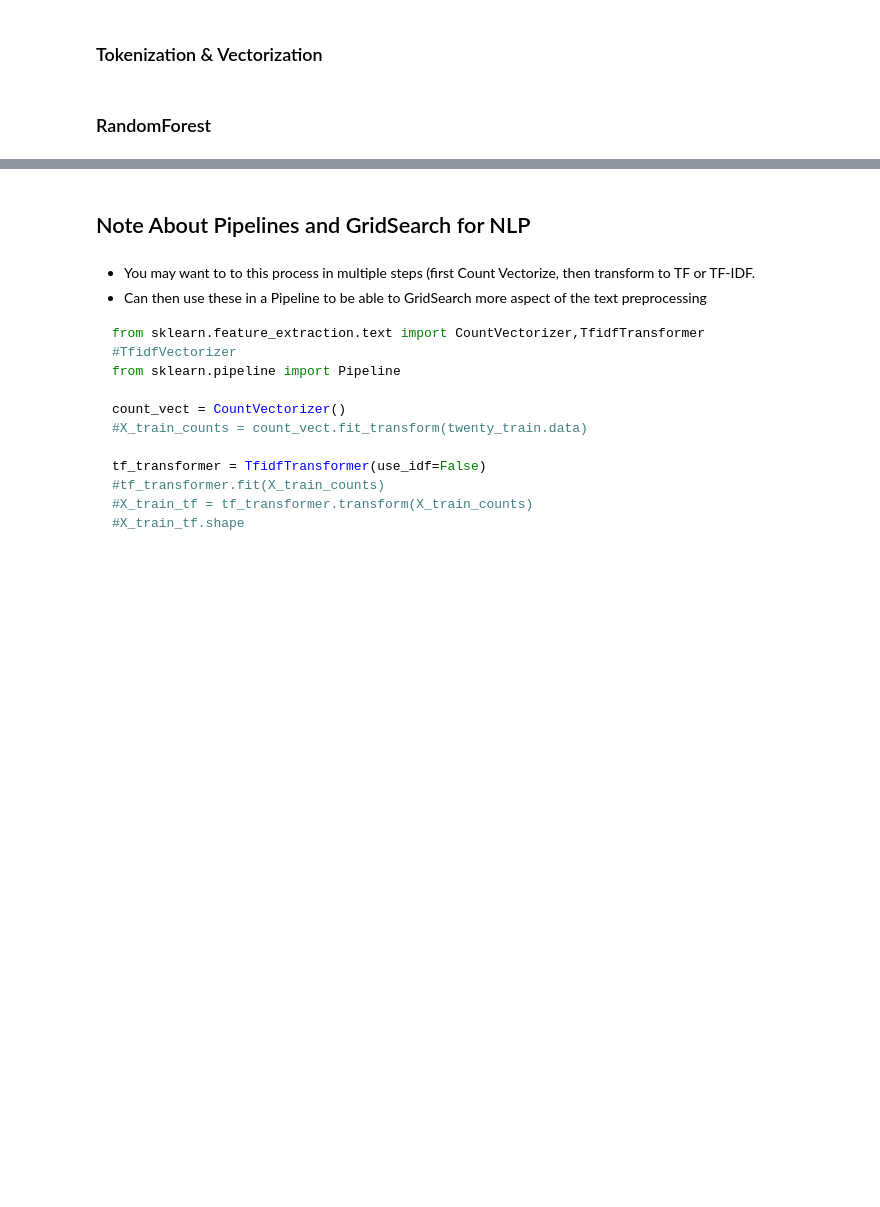
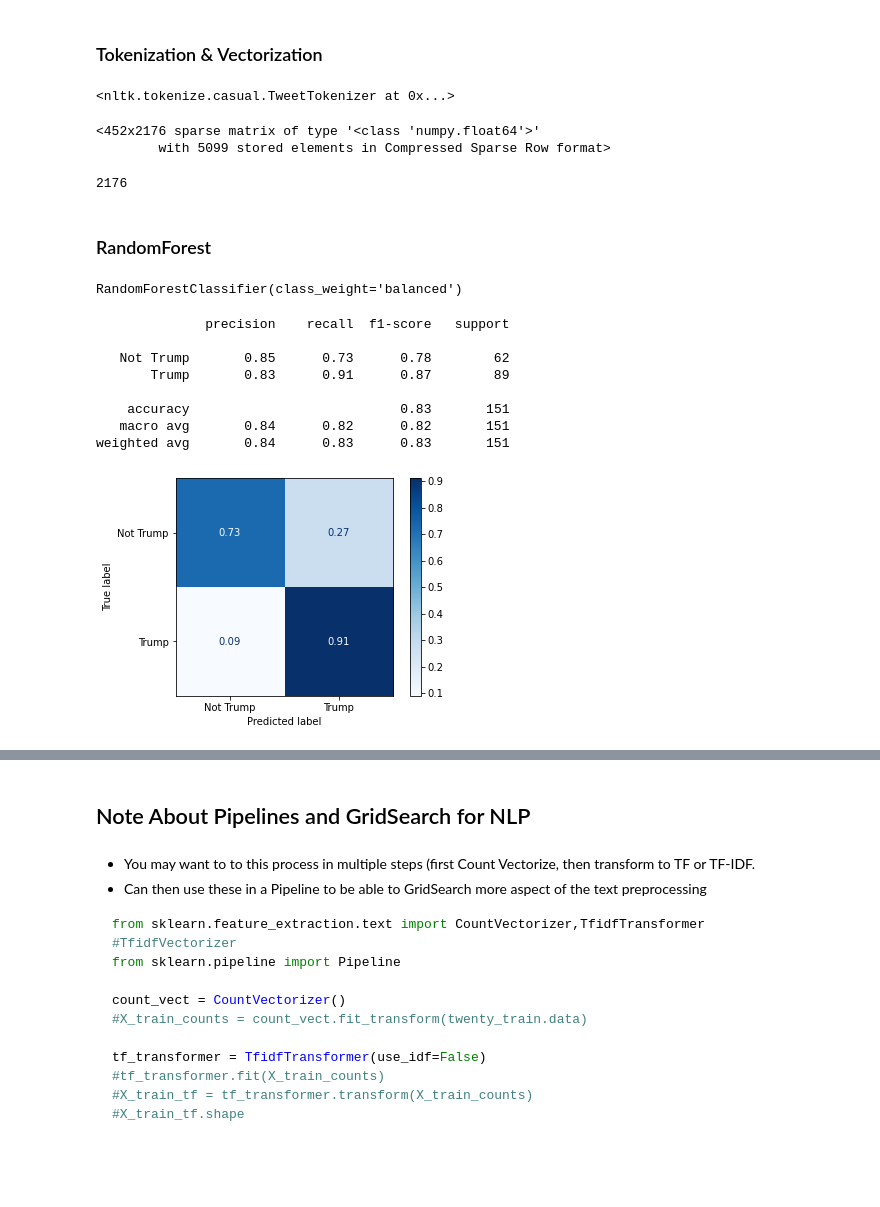
Before and after one commit to learn-co-curriculum/aug-ds-ft-2020-notebooks, a Jupyter notebook: topic39-nlp/sect_39_NLP_finding_trump_v2_SG.ipynb, the cells around one changed output, grey strips where cells are left out. Cells and saved outputs as stored; diff of their text form; code cells hidden in the pictures; blank space fills up the shorter version.

```diff
--- a/topic39-nlp/sect_39_NLP_finding_trump_v2_SG.ipynb
+++ b/topic39-nlp/sect_39_NLP_finding_trump_v2_SG.ipynb
@@ -430,23 +709,42 @@ from sklearn.model_selection import train_test_split
 ### Tokenization & Vectorization
 # %%
 import nltk
-## Make a TweekTokenizer from nltk.tokenize (preserve_case=False)
+## Make a TweetTokenizer from nltk.tokenize (preserve_case=False)
+tokenizer = nltk.TweetTokenizer(preserve_case=False)
+tokenizer
+# %% [output]
+<nltk.tokenize.casual.TweetTokenizer at 0x...>
 # %%
-from sklearn.feature_extraction.text import TfidfVectorizer,CountVectorizer
+from sklearn.feature_extraction.text import TfidfVectorizer,CountVectorizer, TfidfTransformer
 ## Make a TfIdf Vectorizer using tweet tokenizer's .tokenize method
-
+vectorizer = TfidfVectorizer(tokenizer=tokenizer.tokenize,
+                             stop_words=stopword_list,decode_error='ignore')
 
 # Vectorize data and make X_train_tfidf and X_test_tfidf
+X_train_tfidf = vectorizer.fit_transform(X_train)
+X_test_tfidf = vectorizer.transform(X_test)
+X_train_tfidf#.todense()
+# %% [output]
+<452x2176 sparse matrix of type '<class 'numpy.float64'>'
+        with 5099 stored elements in Compressed Sparse Row format>
 # %%
 ## check lenght ofn the vocabulary
+len(vectorizer.vocabulary_)
+# %% [output]
+2176
 # %% [markdown]
 ### RandomForest
 # %%
 from sklearn.ensemble import RandomForestClassifier
 
 ## Make and fit a random forest  (class_weight='balanced')
+rf = RandomForestClassifier(class_weight='balanced')
+rf.fit(X_train_tfidf,y_train)
+# %% [output]
+RandomForestClassifier(class_weight='balanced')
 # %%
 ## Get predictions for train and test
+y_hat_test = rf.predict(X_test_tfidf)
 # %%
 from sklearn import metrics
 import matplotlib.pyplot as plt
@@ -462,12 +760,23 @@ def evaluate_model(y_test,y_hat_test,X_test,clf=None,
     metrics.plot_confusion_matrix(clf,X_test,y_test,normalize='true',
                                  cmap='Blues',display_labels=classes)
     plt.show()
-    if verbose:
-        print("MODEL PARAMETERS:")
-        print(pd.Series(rf.get_params()))
+#     if verbose:
+#         print("MODEL PARAMETERS:")
+#         print(pd.Series(rf.get_params()))
 
     if scorer:
 
         return scoring(y_test,y_hat_test)
 # %%
-## Evaluate Model using function
+## Evaluate Model using functioneab
+evaluate_model(y_test,y_hat_test, X_test_tfidf,clf=rf)
+# %% [output]
+              precision    recall  f1-score   support
+
+   Not Trump       0.85      0.73      0.78        62
+       Trump       0.83      0.91      0.87        89
+
+    accuracy                           0.83       151
+   macro avg       0.84      0.82      0.82       151
+weighted avg       0.84      0.83      0.83       151
+[figure, added]
```
Also changed, not shown: parts of 54 cells of this notebook, 1 other file.
